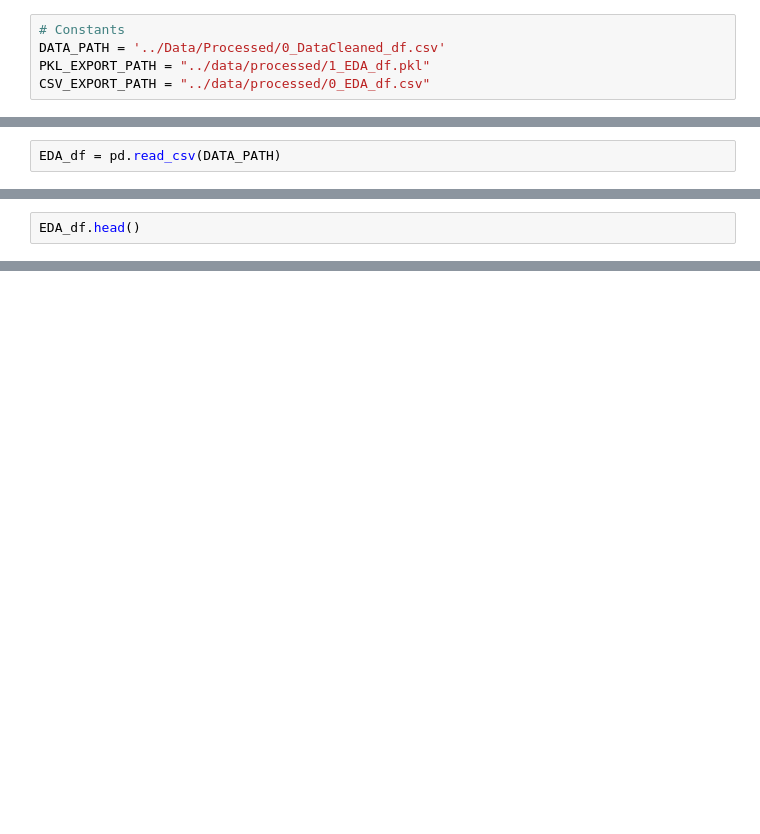
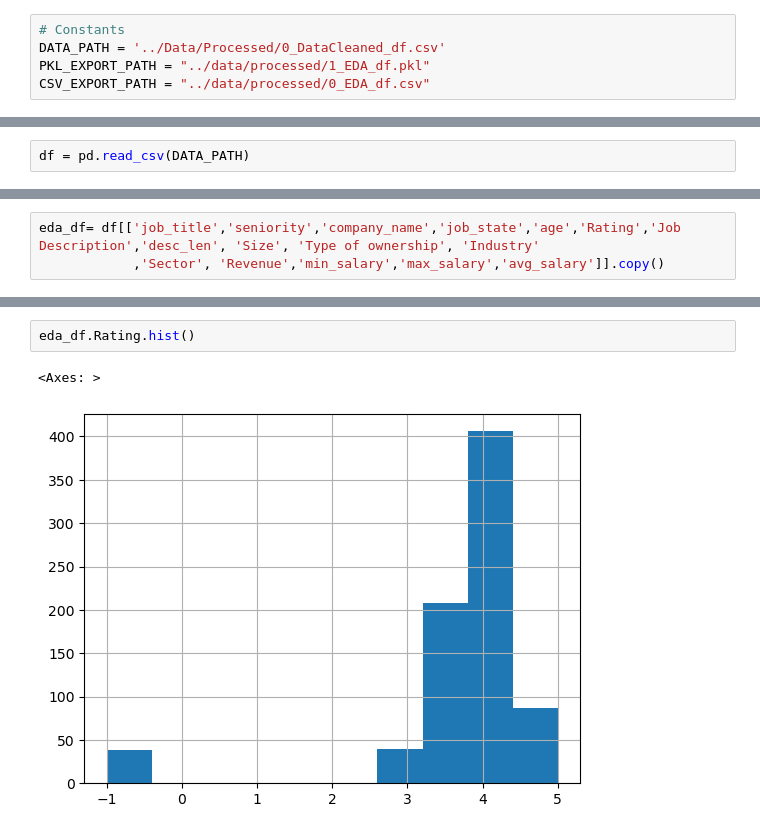
Before and after one commit to AlyAEE/Data-Roles-Salary-Prediction-Project, a Jupyter notebook: Notebooks/03.ExploratoryDataAnalysis.ipynb, the cells around one changed output, grey strips where cells are left out. Saved outputs shown, nothing was run; the diff lists cells and outputs as text; blank space fills up the shorter version.

Commit message:
Finished data_eda

```diff
--- a/Notebooks/03.ExploratoryDataAnalysis.ipynb
+++ b/Notebooks/03.ExploratoryDataAnalysis.ipynb
@@ -11,2 +15,2 @@ import pickle
 # %%
-EDA_df = pd.read_csv(DATA_PATH)
+df = pd.read_csv(DATA_PATH)
@@ -13,2 +32,3 @@ EDA_df = pd.read_csv(DATA_PATH)
 # %%
-EDA_df.head()
+eda_df= df[['job_title','seniority','company_name','job_state','age','Rating','Job Description','desc_len', 'Size', 'Type of ownership', 'Industry'
+            ,'Sector', 'Revenue','min_salary','max_salary','avg_salary']].copy()
@@ -21,0 +56,5 @@ EDA_df.head()
+# %%
+eda_df.Rating.hist()
+# %% [output]
+<Axes: >
+[figure, added]
```
Also changed, not shown: parts of 36 cells of this notebook, 1 other file.
